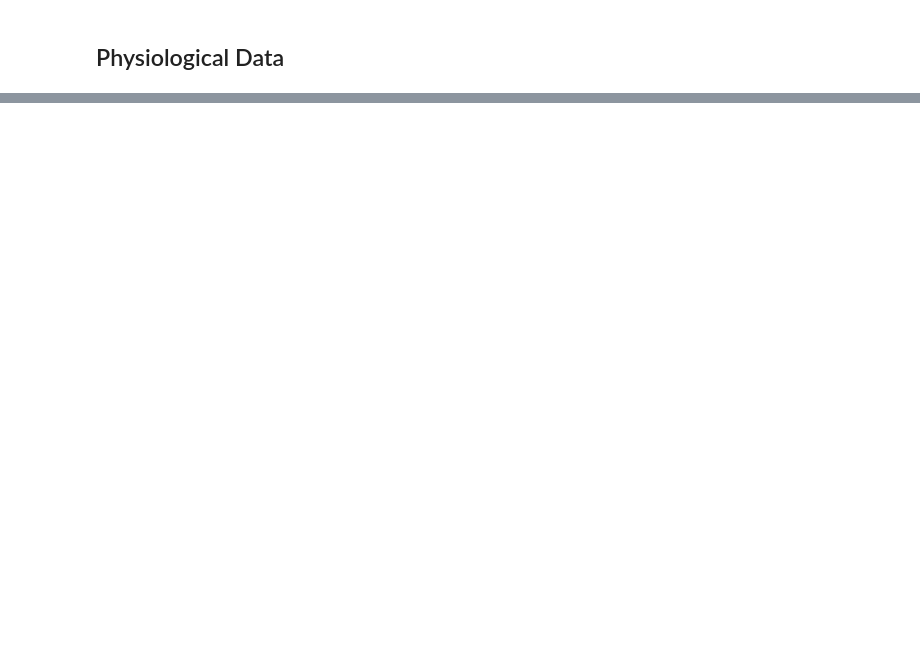
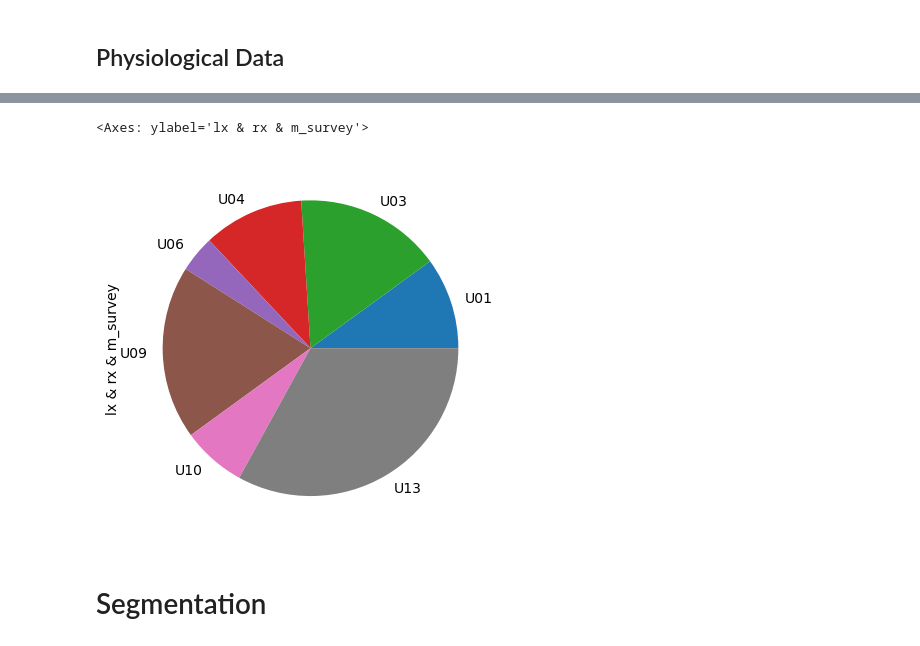
Before and after one commit to LeonardoAlchieri/LateralizationPhysiologicalWearables, a Jupyter notebook: notebooks/data-exploration.ipynb, the cells around one changed output, grey strips where cells are left out. Cells and saved outputs as stored; diff of their text form; code cells hidden in the pictures; blank space fills up the shorter version.

```diff
--- a/notebooks/data-exploration.ipynb
+++ b/notebooks/data-exploration.ipynb
@@ -321,0 +359,22 @@ Index(['221116-232942', '221117-221134', '221118-205529', '221119-234542',
+# %%
+dataset_exloration = {}
+for user in tqdm(sorted(users), desc='Exploring dataset'):
+    sessions_right = physiological_data["EDA"]["left"][user].index.get_level_values(0).unique()
+    sessions_left = physiological_data["EDA"]["right"][user].index.get_level_values(0).unique()
+    sessions = list(set(sessions_right) & set(sessions_left))
+
+    if user not in experiment_info.index.get_level_values(0).unique():
+        print(f'{user} not in experiment info. Skipping')
+        continue
+    morning_survey_sessions = experiment_info.loc[IndexSlice[user, :], :].index.get_level_values(1).unique()
+
+    sessions_all = list(set(sessions) & set(morning_survey_sessions))
+    dataset_exloration[user] = {'lx & rx': len(sessions),
+                                'lx': len(sessions_left),
+                                'rx': len(sessions_right),
+                                'm_survey': len(morning_survey_sessions),
+                                'lx & rx & m_survey': len(sessions_all),
+                                }
+# %%
+dataset_exloration = DataFrame(dataset_exloration)
+display(dataset_exloration)
@@ -321,0 +388,7 @@ Index(['221116-232942', '221117-221134', '221118-205529', '221119-234542',
+# %%
+dataset_exloration.T['lx & rx & m_survey'].plot(kind='pie')
+# %% [output]
+<Axes: ylabel='lx & rx & m_survey'>
+[figure, added]
+# %% [markdown]
+# Segmentation
```
Also changed, not shown: parts of 27 cells of this notebook.
